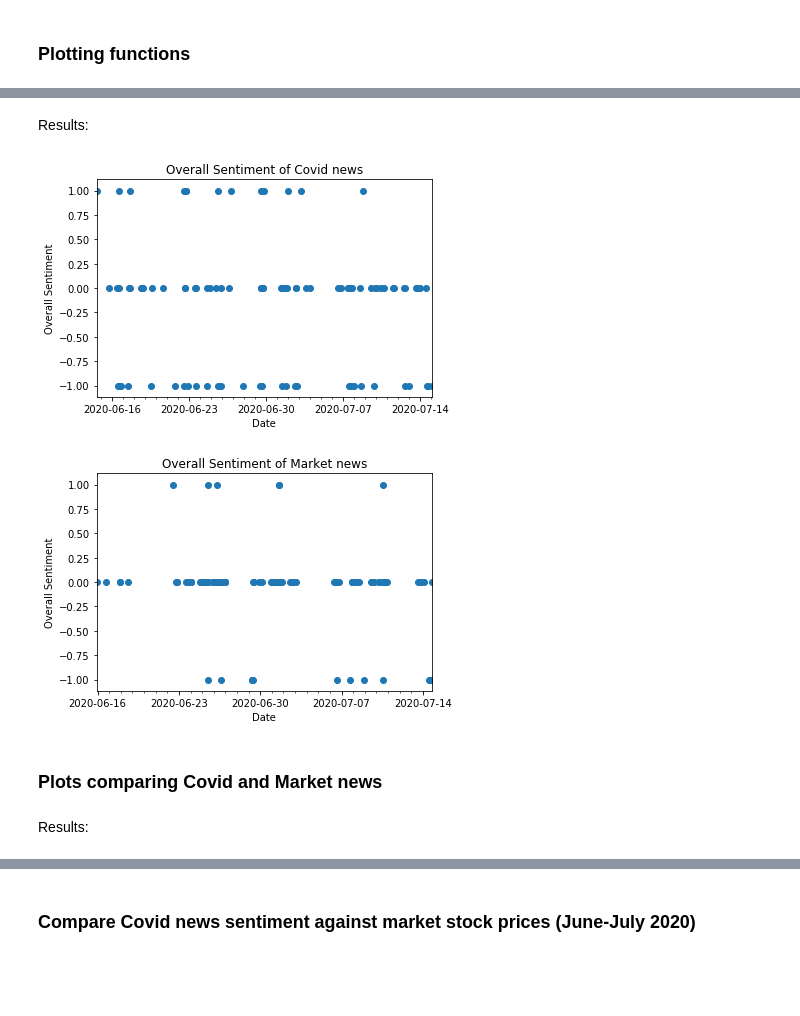
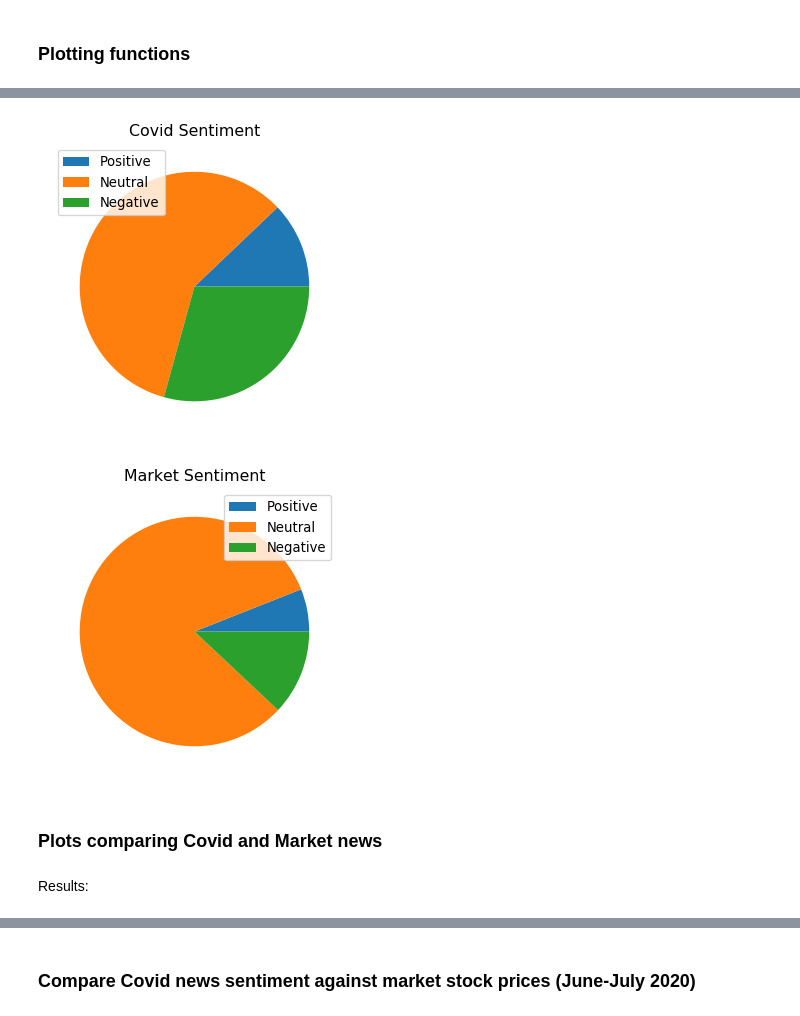
Before and after one commit to alexmichaelb/covidMarketAnalysis3, a Jupyter notebook: Covid markets project - News.ipynb, the cells around one changed output, grey strips where cells are left out. Cells and saved outputs as stored; diff of their text form; code cells hidden in the pictures; blank space fills up the shorter version.

```diff
--- a/Covid markets project - News.ipynb
+++ b/Covid markets project - News.ipynb
@@ -269,0 +298,8 @@ def format_dates(ax):
+# %%
+pieChart(df_covid, 'Covid')
+pieChart(df_market, 'Market')
+# %% [output]
+[figure, added]
+[figure, added]
+# %% [markdown]
+### Plots comparing Covid and Market news
@@ -275,10 +342,0 @@ df2 = df_m.copy()
-# %%
-plotRes(df1, 'Covid')
-# %% [output]
-[figure, removed]
-# %%
-plotRes(df2, 'Market')
-# %% [output]
-[figure, removed]
-# %% [markdown]
-### Plots comparing Covid and Market news
@@ -317,2 +342,0 @@ def plotCompareNews(df1, df2):
-# %% [markdown]
-Results:
```
Also changed, not shown: parts of 24 cells of this notebook, 5 other files.
